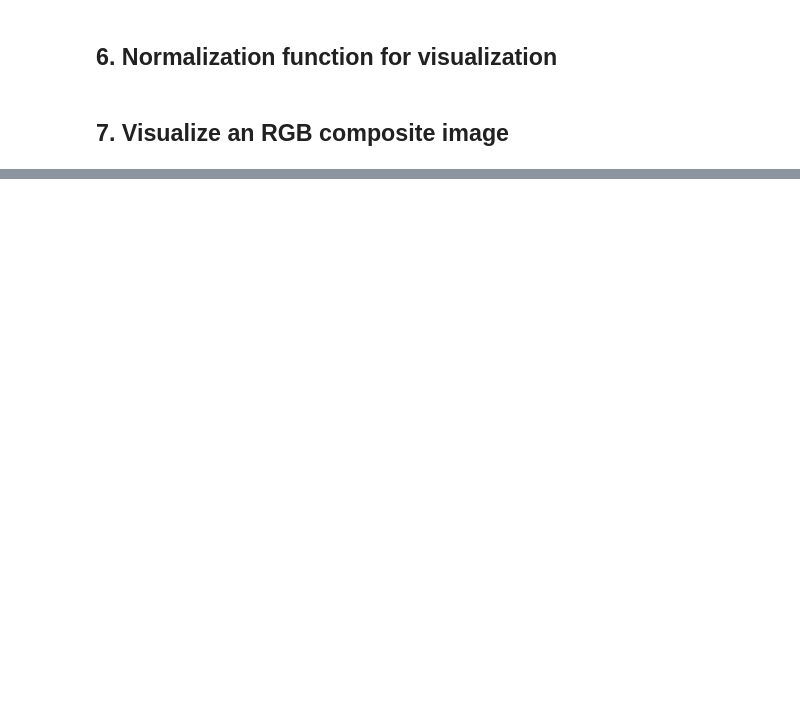
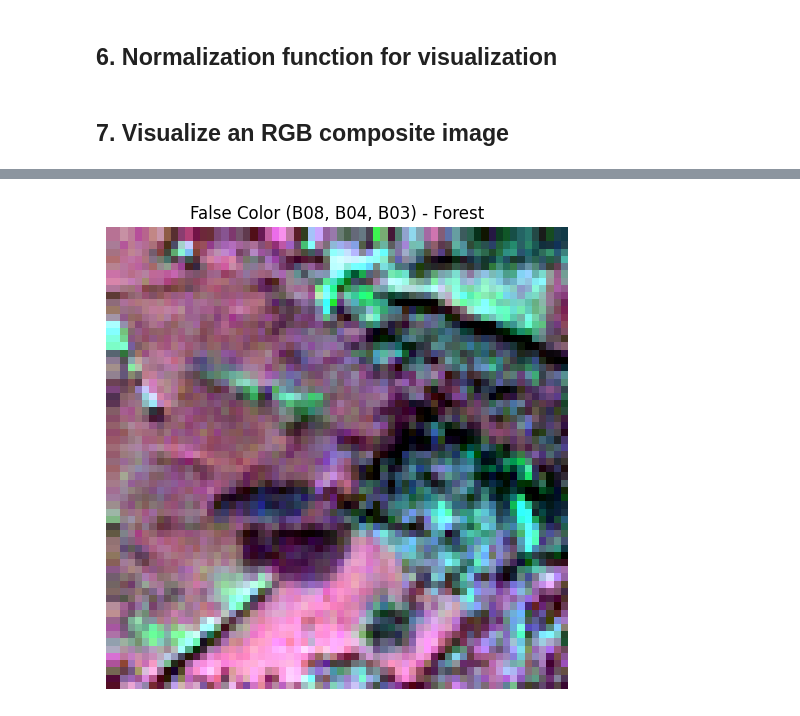
Before and after one commit to tienesng06/acivs_Test-Time_Spectral_Adaptation, a Jupyter notebook: notebooks/01_eurosat_ms_explore.ipynb, the cells around one changed output, grey strips where cells are left out. Saved outputs shown, nothing was run; the diff lists cells and outputs as text; code cells hidden in the pictures; blank space fills up the shorter version.

```diff
--- a/notebooks/01_eurosat_ms_explore.ipynb
+++ b/notebooks/01_eurosat_ms_explore.ipynb
@@ -12,8 +22,14 @@ from pathlib import Path
 # %%
-data_dir = Path("../data/EuroSAT_MS/Forest")
-tif_files = list(data_dir.rglob("*.tif"))
+PROJECT_ROOT = Path.cwd().parent if Path.cwd().name == "notebooks" else Path.cwd()
+DATA_ROOT = PROJECT_ROOT / "data" / "EuroSAT_MS"
 
-print(f"Number of .tif files found: {len(tif_files)}")
+sample_class = "Forest"
+data_dir = DATA_ROOT / sample_class
+tif_files = sorted(data_dir.rglob("*.tif"))
+
+#print("PROJECT_ROOT:", PROJECT_ROOT)
+#print("DATA_ROOT:", DATA_ROOT)
+print(f"Number of .tif files found in '{sample_class}': {len(tif_files)}")
 
 sample_path = tif_files[0]
-print("Sample file:", sample_path)
+#print("Sample file:", sample_path)
@@ -77,0 +119,14 @@ band_names = [
+# %%
+nir = normalize_band(img[7])   # B08 = NIR
+red = normalize_band(img[3])   # B04 = Red
+green = normalize_band(img[2]) # B03 = Green
+
+false_color = np.stack([nir, red, green], axis=-1)
+
+plt.figure(figsize=(6, 6))
+plt.imshow(false_color)
+plt.title(f"False Color (B08, B04, B03) - {label}")
+plt.axis("off")
+plt.show()
+# %% [output]
+[figure, added]
```
Also changed, not shown: parts of 23 cells of this notebook, 6 other files.
